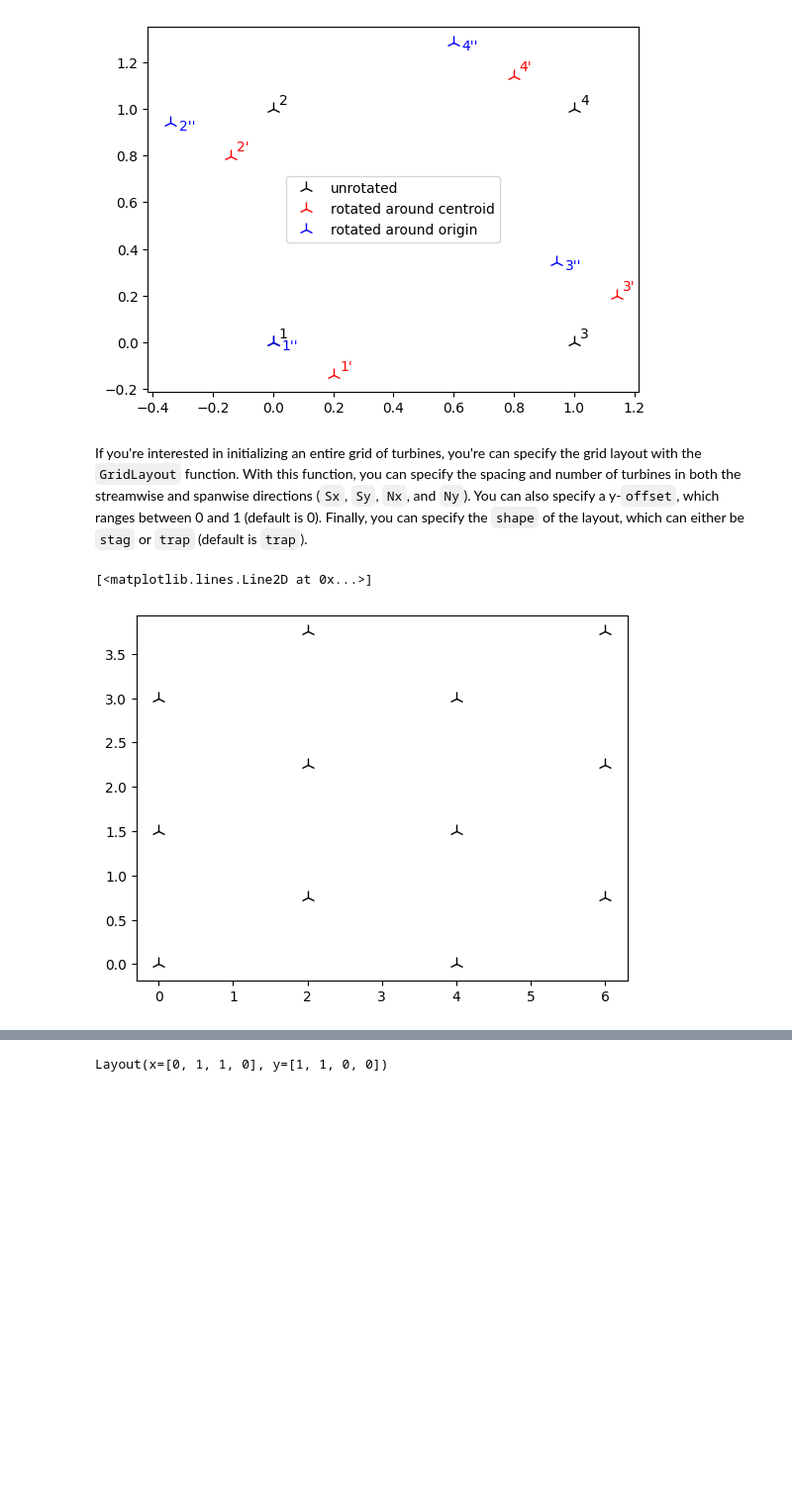
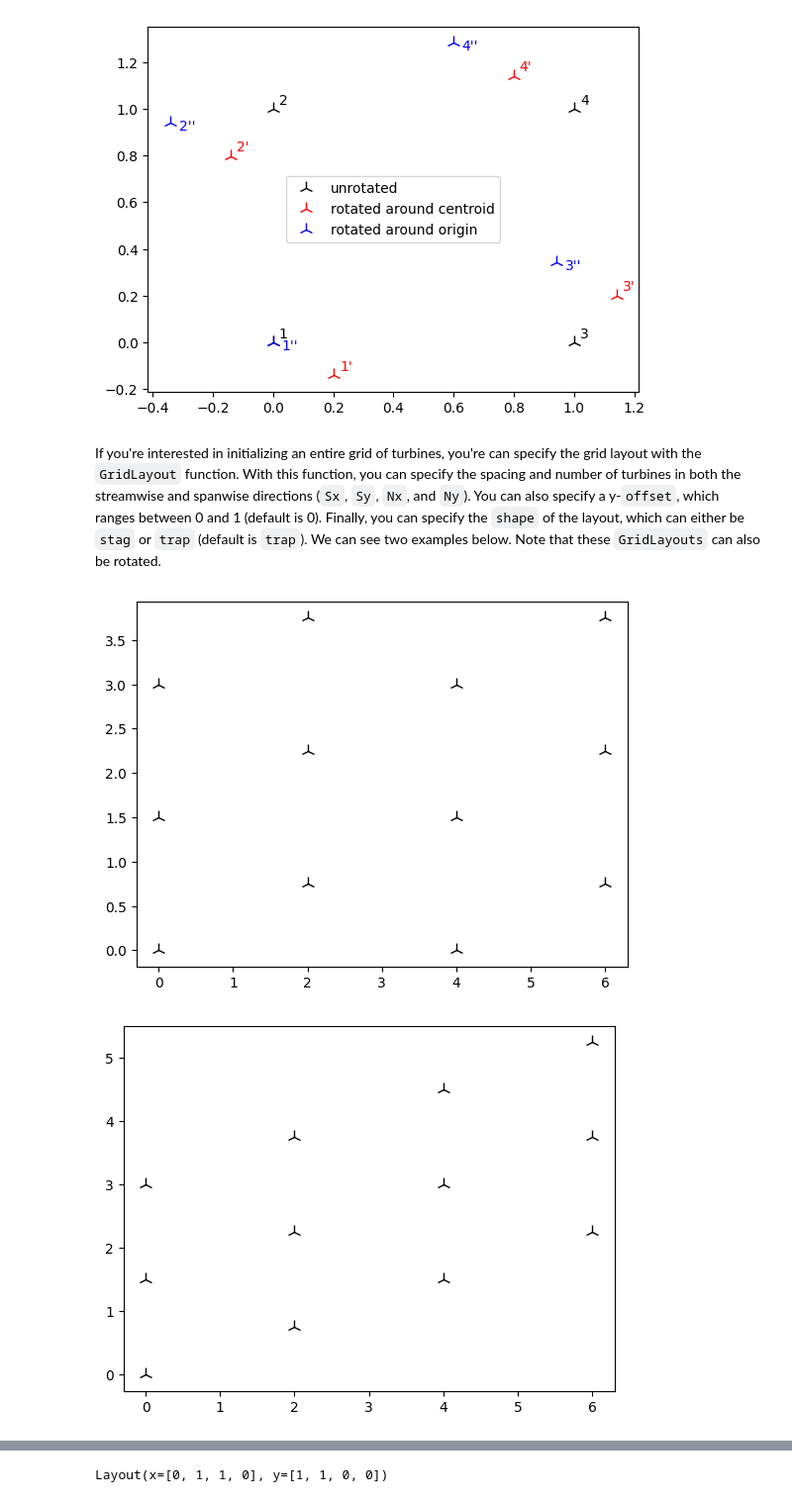
Before and after one commit to Howland-Lab/MITWindfarm, a Jupyter notebook: examples/MITWindfarm_quickstart.ipynb, the cells around one changed output, grey strips where cells are left out. Shown at 99% size. Cells and saved outputs as stored; diff of their text form; code cells hidden in the pictures; blank space fills up the shorter version.

Commit message:
Quickstart through rotor grids and updated comments

```diff
--- a/examples/MITWindfarm_quickstart.ipynb
+++ b/examples/MITWindfarm_quickstart.ipynb
@@ -47,10 +47,14 @@ plt.legend(loc = "center");
 # %% [output]
 [figure]
 # %% [markdown]
-If you're interested in initializing an entire grid of turbines, you're can specify the grid layout with the `GridLayout` function. With this function, you can specify the spacing and number of turbines in both the streamwise and spanwise directions (`Sx`, `Sy`, `Nx`, and `Ny`). You can also specify a y-`offset`, which ranges between 0 and 1 (default is 0). Finally, you can specify the `shape` of the layout, which can either be `stag` or `trap` (default is `trap`).
+If you're interested in initializing an entire grid of turbines, you're can specify the grid layout with the `GridLayout` function. With this function, you can specify the spacing and number of turbines in both the streamwise and spanwise directions (`Sx`, `Sy`, `Nx`, and `Ny`). You can also specify a y-`offset`, which ranges between 0 and 1 (default is 0). Finally, you can specify the `shape` of the layout, which can either be `stag` or `trap` (default is `trap`). We can see two examples below. Note that these `GridLayouts` can also be rotated.
 # %%
-grid_layout = GridLayout(Sx=2.0, Sy=1.5, Nx=4, Ny=3, offset=1.0, shape="stag")
-plt.plot(grid_layout.x, grid_layout.y, "2k", ms=10, label="unrotated")
+stag_grid_layout = GridLayout(Sx=2.0, Sy=1.5, Nx=4, Ny=3, offset = 0.5, shape="stag")
+plt.plot(stag_grid_layout.x, stag_grid_layout.y, "2k", ms=10);
 # %% [output]
-[<matplotlib.lines.Line2D at 0x...>]
 [figure]
+# %%
+trap_grid_layout = GridLayout(Sx=2.0, Sy=1.5, Nx=4, Ny=3, offset = 0.5, shape="trap")
+plt.plot(trap_grid_layout.x, trap_grid_layout.y, "2k", ms=10);
+# %% [output]
+[figure, added]
```
Also changed, not shown: parts of 12 cells of this notebook, 3 other files.
